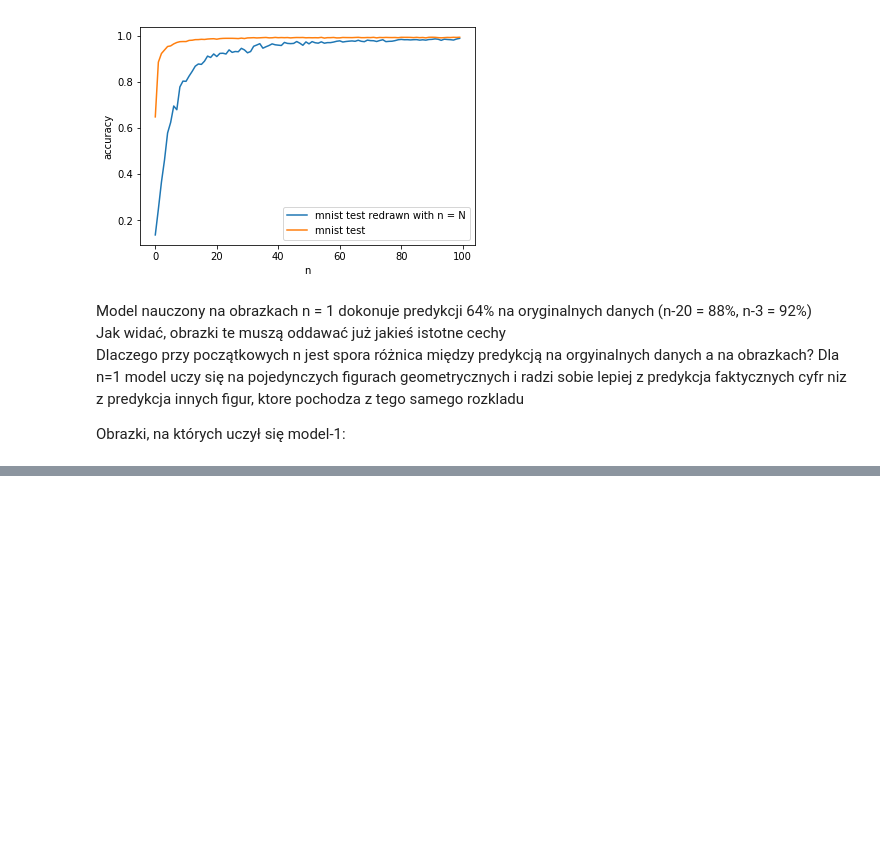
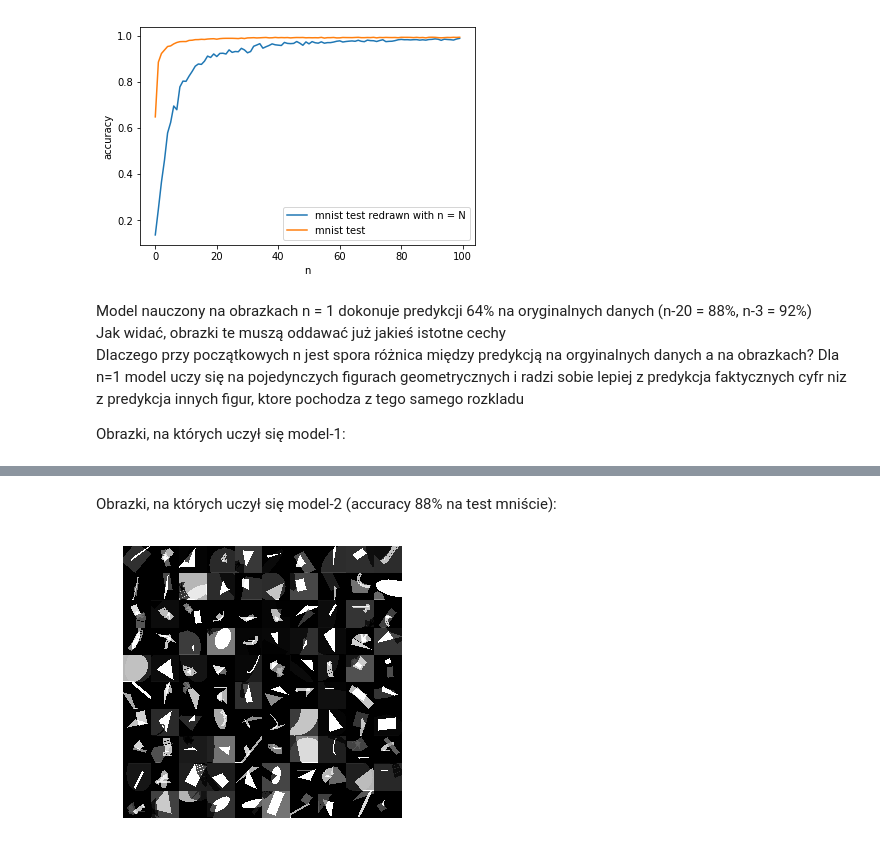
Before and after one commit to trejsu/shaper, a Jupyter notebook: experiments/notebook/classification-img-repr.ipynb, the cells around one changed output, grey strips where cells are left out. Saved outputs shown, nothing was run; the diff lists cells and outputs as text; code cells hidden in the pictures; blank space fills up the shorter version.

```diff
--- a/experiments/notebook/classification-img-repr.ipynb
+++ b/experiments/notebook/classification-img-repr.ipynb
@@ -82,0 +116,6 @@ TODO: INWESTYGACJA SKAD SIE BRALO BIALE TLO NA POCZATKU RYSOWANIA
+# %% [markdown]
+Obrazki, na których uczył się model-2 (accuracy 88% na test mniście):
+# %%
+plot_train(2)
+# %% [output]
+[figure, added]
```
Also changed, not shown: parts of 10 cells of this notebook.
